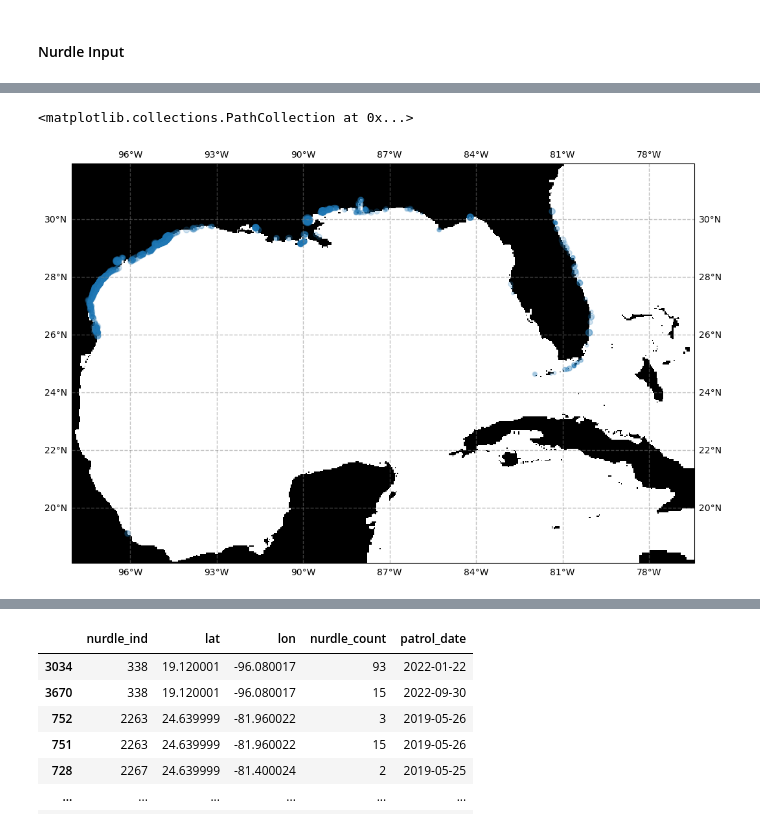
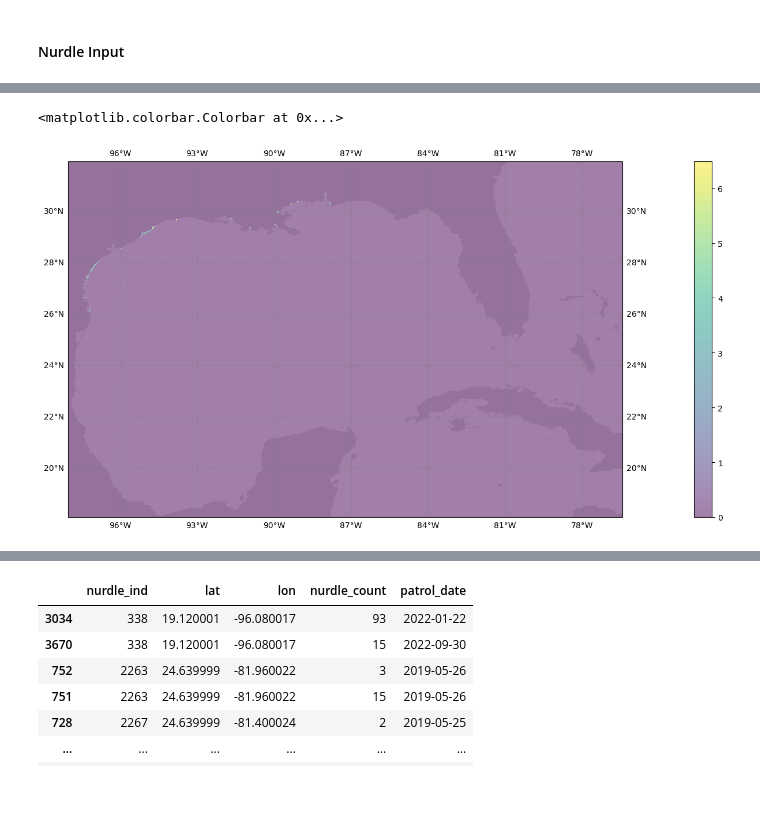
Before and after one commit to davidavzP/GOM_microplastics, a Jupyter notebook: gen_particleset.ipynb, the cells around one changed output, grey strips where cells are left out. Cells and saved outputs as stored; diff of their text form; code cells hidden in the pictures; blank space fills up the shorter version.

```diff
--- a/gen_particleset.ipynb
+++ b/gen_particleset.ipynb
@@ -24,6 +24,10 @@ MAX_LON = -76.400024
 MIN_LAT = 18.12
 MAX_LAT = 31.92
 
+#domain width and height (cell counts)
+LAT_SIZE = 346
+LON_SIZE = 540
+
 #cell size
 CELL_SIZE = 1/25
 
@@ -294,7 +303,8 @@ nurdles_raw = pd.read_csv('data/nurdle_report_full.csv')
 nurdles_raw[['lon', 'lat']]= nurdles_raw['lonlat'].str.split(',', 1, expand=True).apply(pd.to_numeric)
 nurdles_raw['patrol_date'] = nurdles_raw.patrol_date.apply(pd.to_datetime)
 nurdles_all = nurdles_raw.drop(columns = ['submitted', 'lonlat',  'notes', 'org'],)
-nurdles_all = nurdles_all[(nurdles_all.lon >= MIN_LON) & (nurdles_all.lon <= MAX_LON) & (nurdles_all.lat >= MIN_LAT) & (nurdles_all.lat <= MAX_LAT) & (nurdles_all.amount > 0.0)]
+nurdles_all = nurdles_all[(nurdles_all.lon >= MIN_LON) & (nurdles_all.lon <= MAX_LON) & (nurdles_all.lat >= MIN_LAT) & (nurdles_all.lat <= MAX_LAT)&(nurdles_all.amount > 0.0)]
+nurdles_all = nurdles_all[ (nurdles_all.patrol_date.dt.year >= 2019) & (nurdles_all.patrol_date <= pd.Timestamp(2021, 12,1))]
 nurdles_all = nurdles_all.sort_values(by = 'patrol_date', ascending=True)
 nurdles_all
 # %% [output]
@@ -327,12 +365,34 @@ Name: state, dtype: int64
+# %%
+# FIND CLOSEST CELL TO NURDLE LOCATIONS
+nurdle_cells = get_cells(idx_mask = None, lats = nurdles_all.lat.values, lons = nurdles_all.lon.values)
+_, nurdle_ind = query_ll_BallTree(tree = coast_cell_tree, cells = nurdle_cells)
+
+# nf = {'nurdle_ind': nurdle_ind, 'lat': coast_cells[0][nurdle_ind], 'lon': coast_cells[1][nurdle_ind],
+#        'lat_idx': coastal_mask_idx[0][nurdle_ind], 'lon_idx': coastal_mask_idx[1][nurdle_ind],
+#       'nurdle_count': nurdles_all.amount.values, 'patrol_month': nurdles_all.patrol_date.dt.month.values}
+nf = {'nurdle_ind': nurdle_ind, 'nurdle_count': nurdles_all.amount.values, 'patrol_month': nurdles_all.patrol_date.dt.month.values}
+
+df_all_nurdles = pd.DataFrame(data=nf).sort_values(by='nurdle_ind')
+df_monthly_avg_nurdles = df_all_nurdles.groupby(['patrol_month', 'nurdle_ind']).mean().reset_index()
+
+nurdle_release = np.zeros((12, LAT_SIZE, LON_SIZE))
+inds = df_monthly_avg_nurdles.nurdle_ind.values
+lat_idx = coastal_mask_idx[0][inds]
+lon_idx = coastal_mask_idx[1][inds]
+mon_idx = df_monthly_avg_nurdles.patrol_month - 1
+
+nurdle_release[mon_idx, lat_idx, lon_idx] = df_monthly_avg_nurdles.nurdle_count.values
 # %%
 X_land,Y_land = np.meshgrid(gom_masks.landmask['Latitude'],gom_masks.landmask['Longitude'],  indexing='ij')
 
 fig = plt.figure(figsize=(32,8))
 ax = plt.axes(projection=ccrs.PlateCarree())
 ax.gridlines(crs=ccrs.PlateCarree(), draw_labels=True,
                   linewidth=1, color='gray', alpha=0.5, linestyle='--')
-ax.pcolormesh(Y_land, X_land, gom_masks.landmask,cmap='Greys')
-ax.scatter(df_all_nurdles.lon, df_all_nurdles.lat, s = np.log(df_all_nurdles.nurdle_count)*10, alpha = 0.2)
+ax.pcolormesh(Y_land, X_land, gom_masks.landmask,cmap='Greys', alpha = 0.1)
+art = ax.pcolormesh(Y_land, X_land, np.log(nurdle_release[3, :, :] + 1), alpha = 0.5)
+plt.colorbar(art, ax=ax)
+#ax.scatter(df_all_nurdles.lon, df_all_nurdles.lat, s = np.log(df_all_nurdles.nurdle_count)*10, alpha = 0.2)
 # %% [output]
-<matplotlib.collections.PathCollection at 0x...>
+<matplotlib.colorbar.Colorbar at 0x...>
-[figure, old version]
+[figure, new version]
```
Also changed, not shown: parts of 10 cells of this notebook, 2 other files.
